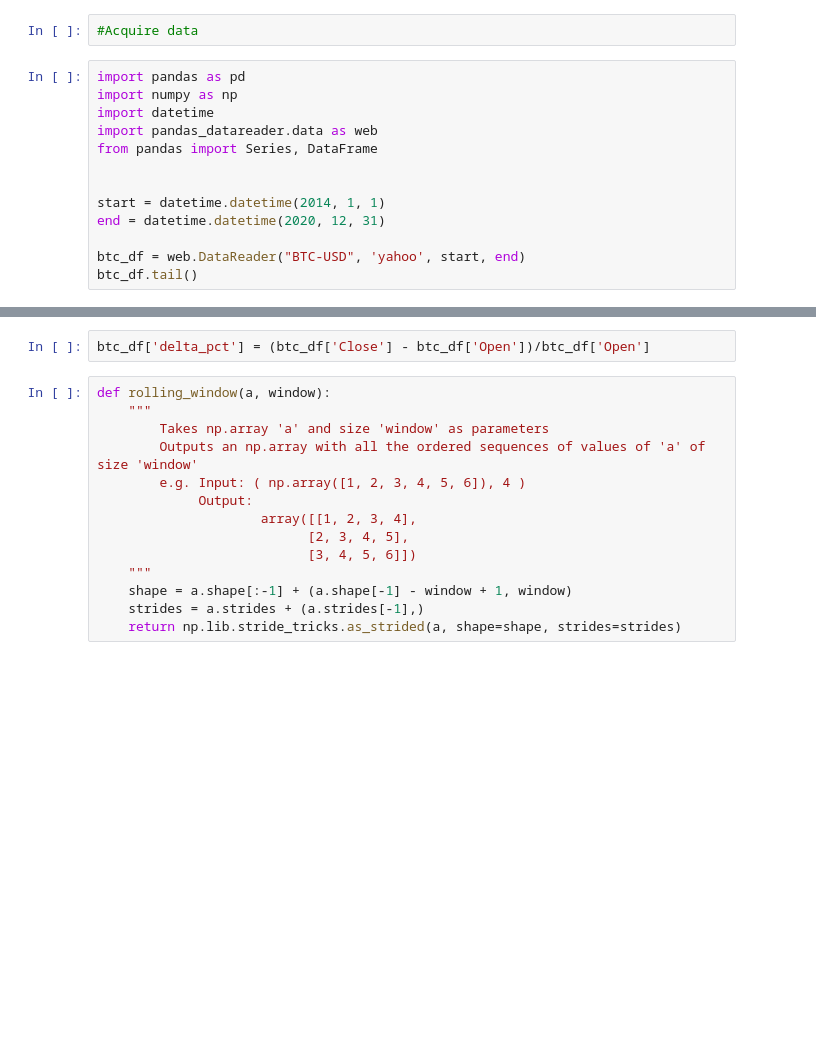
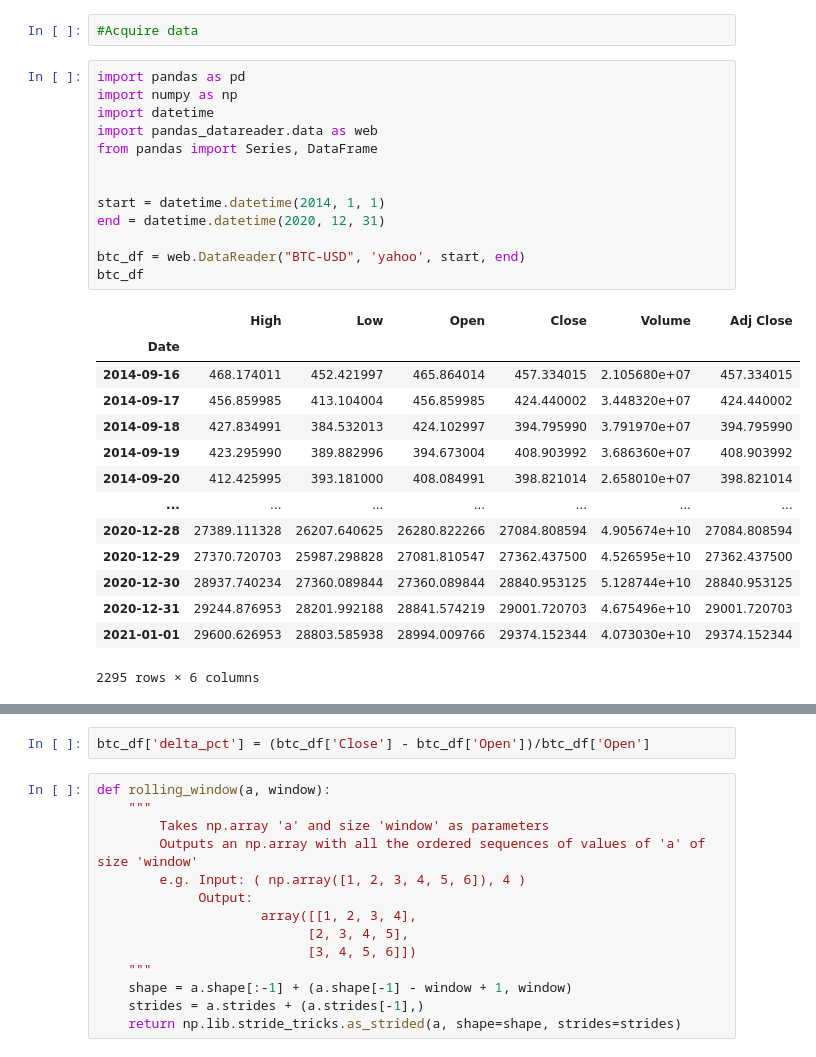
Before and after one commit to PacktPublishing/Machine-Learning-Engineering-with-MLflow, a Jupyter notebook: chapter_4/gradflow/notebooks/retrieve_training_data.ipynb, the cells around one changed output, grey strips where cells are left out. Saved outputs shown, nothing was run; the diff lists cells and outputs as text; blank space fills up the shorter version.

```diff
--- a/chapter_4/gradflow/notebooks/retrieve_training_data.ipynb
+++ b/chapter_4/gradflow/notebooks/retrieve_training_data.ipynb
@@ -3,15 +3,30 @@
 # %%
 import pandas as pd
 import numpy as np
 import datetime
 import pandas_datareader.data as web
 from pandas import Series, DataFrame
 
 
 start = datetime.datetime(2014, 1, 1)
 end = datetime.datetime(2020, 12, 31)
 
 btc_df = web.DataReader("BTC-USD", 'yahoo', start, end)
-btc_df.tail()
+btc_df
+# %% [output]
+|  | High | Low | Open | Close | Volume | Adj Close |
+| Date |  |  |  |  |  |  |
+| 2014-09-16 | 468.174011 | 452.421997 | 465.864014 | 457.334015 | 2.105680e+07 | 457.334015 |
+| 2014-09-17 | 456.859985 | 413.104004 | 456.859985 | 424.440002 | 3.448320e+07 | 424.440002 |
+| 2014-09-18 | 427.834991 | 384.532013 | 424.102997 | 394.795990 | 3.791970e+07 | 394.795990 |
+| 2014-09-19 | 423.295990 | 389.882996 | 394.673004 | 408.903992 | 3.686360e+07 | 408.903992 |
+| 2014-09-20 | 412.425995 | 393.181000 | 408.084991 | 398.821014 | 2.658010e+07 | 398.821014 |
+| ... | ... | ... | ... | ... | ... | ... |
+| 2020-12-28 | 27389.111328 | 26207.640625 | 26280.822266 | 27084.808594 | 4.905674e+10 | 27084.808594 |
+| 2020-12-29 | 27370.720703 | 25987.298828 | 27081.810547 | 27362.437500 | 4.526595e+10 | 27362.437500 |
+| 2020-12-30 | 28937.740234 | 27360.089844 | 27360.089844 | 28840.953125 | 5.128744e+10 | 28840.953125 |
+| 2020-12-31 | 29244.876953 | 28201.992188 | 28841.574219 | 29001.720703 | 4.675496e+10 | 29001.720703 |
+| 2021-01-01 | 29600.626953 | 28803.585938 | 28994.009766 | 29374.152344 | 4.073030e+10 | 29374.152344 |
+2295 rows × 6 columns
 # %%
 btc_df['Open'].plot()
```
Also changed, not shown: parts of 1 cell of this notebook, 3 other files.
